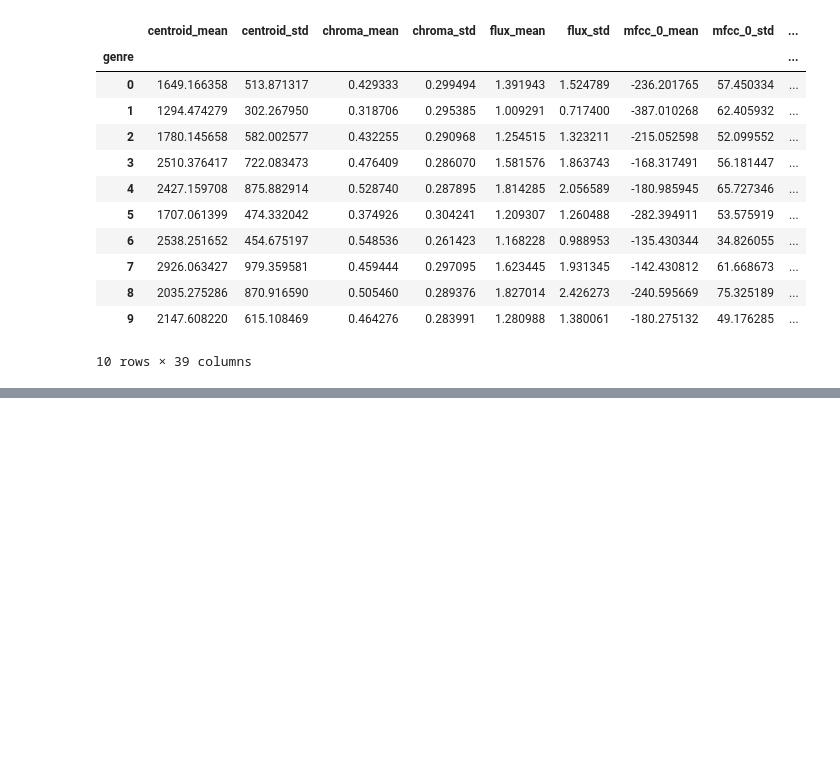
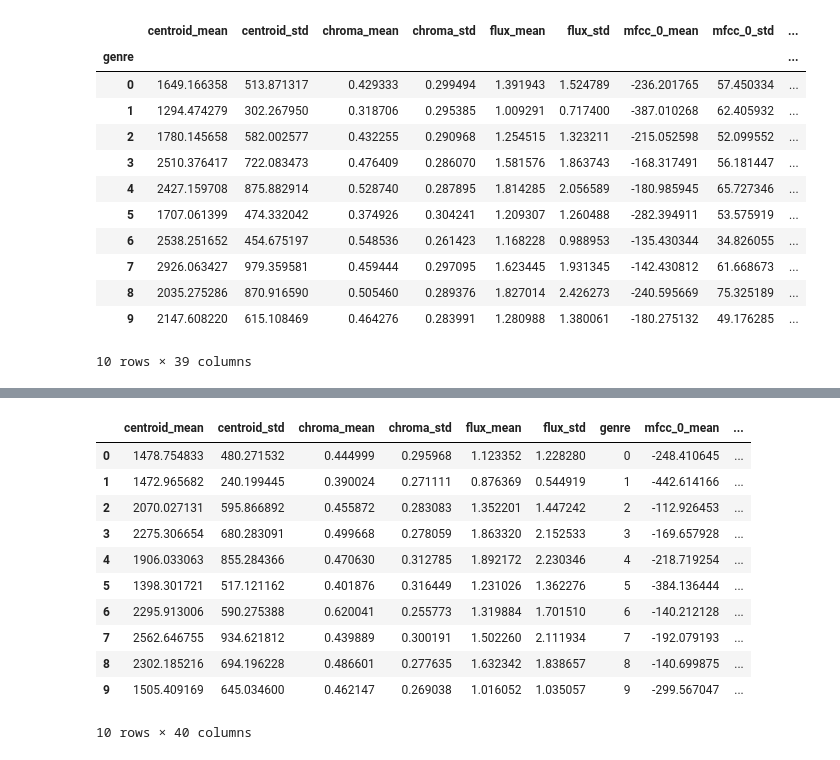
Before and after one commit to maxsanchezdp/final_project_data, a Jupyter notebook: feature_extraction.ipynb, the cells around one changed output, grey strips where cells are left out. Drawn from its saved outputs; the diff is of its cells as text; code cells hidden in the pictures; blank space fills up the shorter version.

```diff
--- a/feature_extraction.ipynb
+++ b/feature_extraction.ipynb
@@ -238,0 +279,2 @@ df_features2.to_csv('./Features/features2.csv', index=False)
+# %%
+features_test = read_process_songs(test_dir,debug=True)
@@ -238,0 +292,17 @@ df_features2.to_csv('./Features/features2.csv', index=False)
+# %%
+df_test=pd.DataFrame(features_test)
+# %%
+df_test
+# %% [output]
+|  | centroid_mean | centroid_std | chroma_mean | chroma_std | flux_mean | flux_std | genre | mfcc_0_mean | ... |
+| 0 | 1478.754833 | 480.271532 | 0.444999 | 0.295968 | 1.123352 | 1.228280 | 0 | -248.410645 | ... |
+| 1 | 1472.965682 | 240.199445 | 0.390024 | 0.271111 | 0.876369 | 0.544919 | 1 | -442.614166 | ... |
+| 2 | 2070.027131 | 595.866892 | 0.455872 | 0.283083 | 1.352201 | 1.447242 | 2 | -112.926453 | ... |
+| 3 | 2275.306654 | 680.283091 | 0.499668 | 0.278059 | 1.863320 | 2.152533 | 3 | -169.657928 | ... |
+| 4 | 1906.033063 | 855.284366 | 0.470630 | 0.312785 | 1.892172 | 2.230346 | 4 | -218.719254 | ... |
+| 5 | 1398.301721 | 517.121162 | 0.401876 | 0.316449 | 1.231026 | 1.362276 | 5 | -384.136444 | ... |
+| 6 | 2295.913006 | 590.275388 | 0.620041 | 0.255773 | 1.319884 | 1.701510 | 6 | -140.212128 | ... |
+| 7 | 2562.646755 | 934.621812 | 0.439889 | 0.300191 | 1.502260 | 2.111934 | 7 | -192.079193 | ... |
+| 8 | 2302.185216 | 694.196228 | 0.486601 | 0.277635 | 1.632342 | 1.838657 | 8 | -140.699875 | ... |
+| 9 | 1505.409169 | 645.034600 | 0.462147 | 0.269038 | 1.016052 | 1.035057 | 9 | -299.567047 | ... |
+10 rows × 40 columns
```
Also changed, not shown: parts of 7 cells of this notebook, 3 other files.
